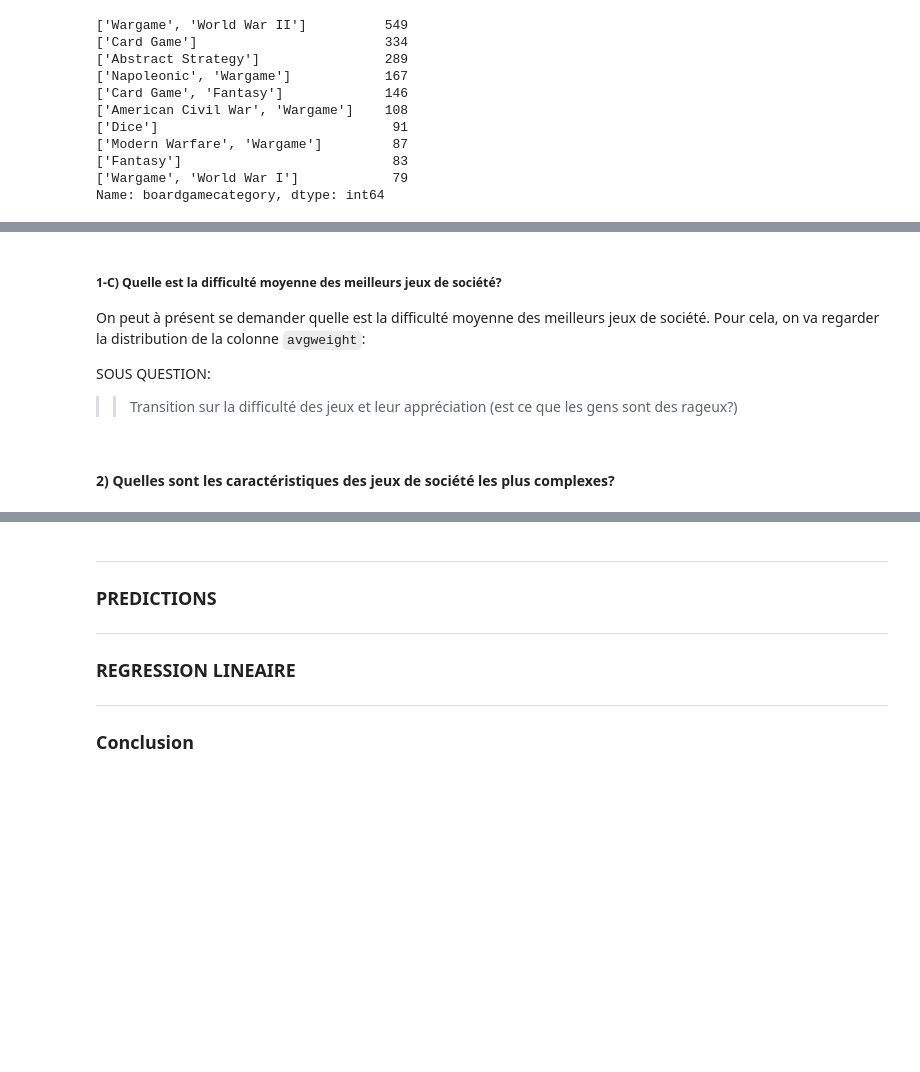
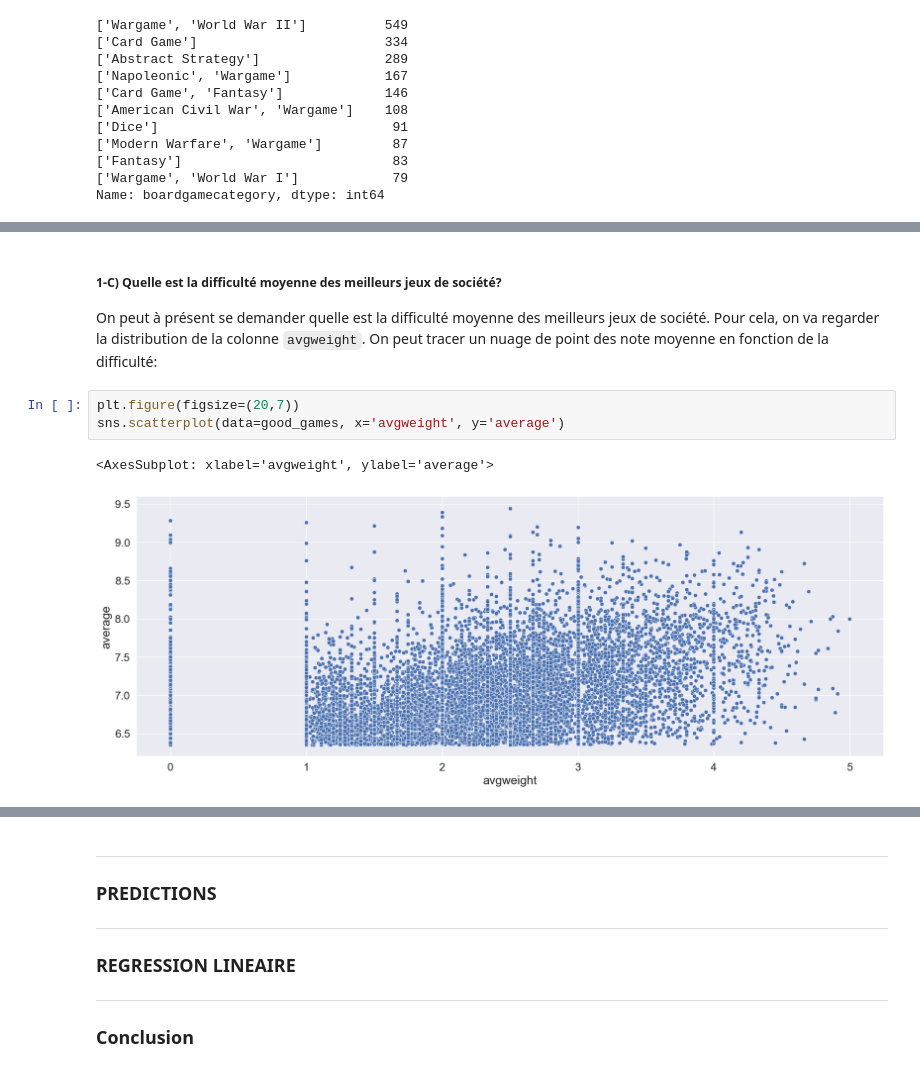
Before and after one commit to LOISGALLAUD/issd, a Jupyter notebook: PROJET/LGALLAUD.ipynb, the cells around one changed output, grey strips where cells are left out. Cells and saved outputs as stored; diff of their text form; blank space fills up the shorter version.

```diff
--- a/PROJET/LGALLAUD.ipynb
+++ b/PROJET/LGALLAUD.ipynb
@@ -414,13 +459,12 @@ Les principales catégories de jeu les plus aimées sont les suivantes:
 > Comme précédemment, on peut considérer que c'est représentatif des catégories les plus présentes même sans extraire chaque catégorie individuellement.
 # %% [markdown]
 
-##### **1-C)** Quelle est la difficulté moyenne des meilleurs jeux de société?
+##### **1-C)** Quelle est la **difficulté moyenne** des meilleurs jeux de société?
 
-On peut à présent se demander quelle est la difficulté moyenne des meilleurs jeux de société. Pour cela, on va regarder la distribution de la colonne `avgweight`:
-
-SOUS QUESTION:
->> Transition sur la difficulté des jeux et leur appréciation (est ce que les gens sont des rageux?)
+On peut à présent se demander quelle est la difficulté moyenne des meilleurs jeux de société. Pour cela, on va regarder la distribution de la colonne `avgweight`. On peut tracer un nuage de point des note moyenne en fonction de la difficulté:
-# %% [markdown]
-
-
-#### **2)** Quelles sont les caractéristiques des jeux de société les plus complexes?
+# %%
+plt.figure(figsize=(20,7))
+sns.scatterplot(data=good_games, x='avgweight', y='average')
+# %% [output]
+<AxesSubplot: xlabel='avgweight', ylabel='average'>
+[figure, added]
```
Also changed, not shown: parts of 9 cells of this notebook.
